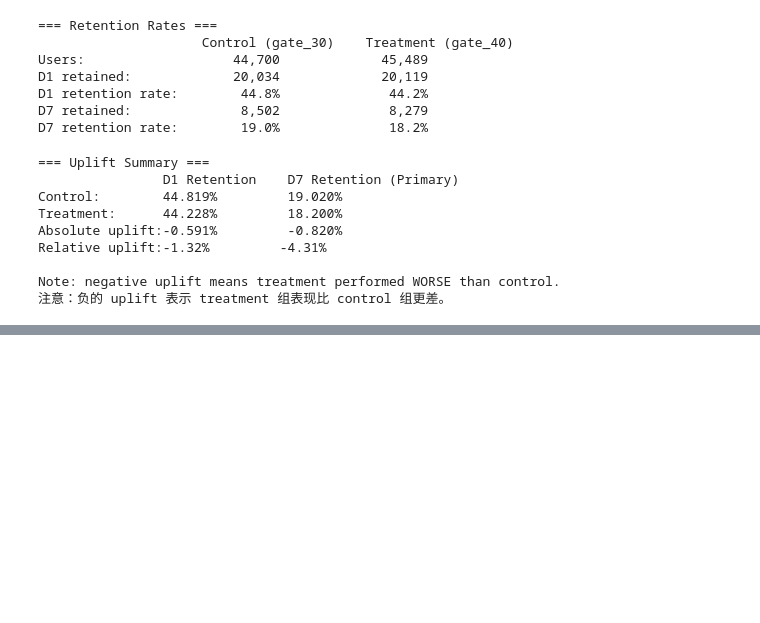
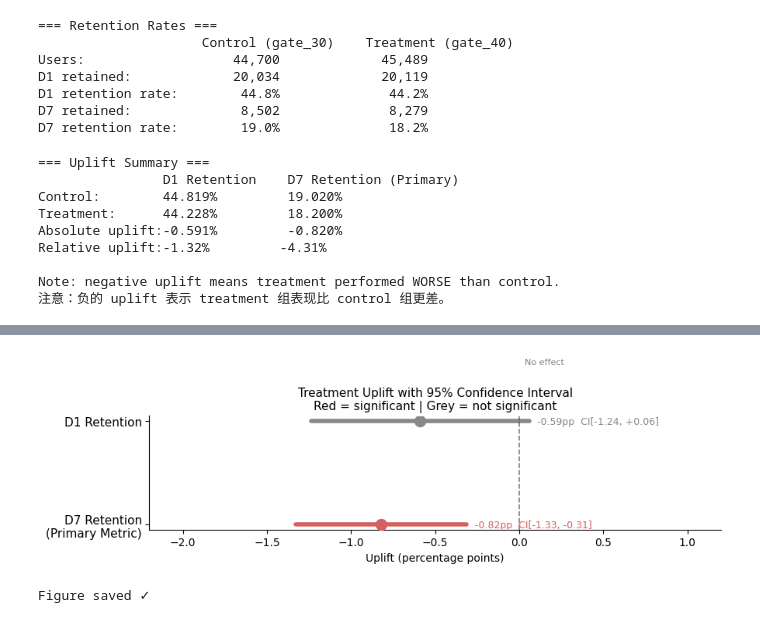
Before and after one commit to shuhan312/app-recommendation-ab-test-analytics, a Jupyter notebook: notebooks/03_ab_test_retention_analysis.ipynb, the cells around one changed output, grey strips where cells are left out. Drawn from its saved outputs; the diff is of its cells as text; code cells hidden in the pictures; blank space fills up the shorter version.

```diff
--- a/notebooks/03_ab_test_retention_analysis.ipynb
+++ b/notebooks/03_ab_test_retention_analysis.ipynb
@@ -116,0 +271,42 @@ Note: negative uplift means treatment performed WORSE than control.
+# %%
+# Chart 2: Uplift with 95% confidence interval
+# 图2：Uplift + 95% 置信区间
+# CI that does NOT cross 0 = statistically significant
+# 不跨过 0 的 CI = 统计显著；跨过 0 = 不显著
+
+fig, ax = plt.subplots(figsize=(9, 3.5))
+
+metrics = ['D1 Retention', 'D7 Retention\n(Primary Metric)']
+diffs   = [diff_d1 * 100, diff_d7 * 100]
+lowers  = [lo_d1   * 100, lo_d7   * 100]
+uppers  = [hi_d1   * 100, hi_d7   * 100]
+y_pos   = [1, 0]
+
+for y, diff, lo, hi, label in zip(y_pos, diffs, lowers, uppers, metrics):
+    # Red if CI is entirely below 0 (significantly worse)
+    # 红色 = CI 完全在 0 以下（显著更差）；灰色 = 不显著
+    color = '#D65F5F' if hi < 0 else '#888888'
+    ax.plot([lo, hi], [y, y], color=color, linewidth=4, solid_capstyle='round')
+    ax.scatter([diff], [y], color=color, s=100, zorder=5)
+    ax.text(hi + 0.05, y, f'{diff:+.2f}pp  CI[{lo:+.2f}, {hi:+.2f}]',
+            va='center', fontsize=9, color=color)
+
+# Zero line = 'no effect' reference
+# 0 基准线：CI 跨过这条线说明差异不显著
+ax.axvline(0, color='black', linewidth=1.2, linestyle='--', alpha=0.5)
+ax.text(0.03, 1.55, 'No effect', fontsize=8, color='gray')
+
+ax.set_yticks(y_pos)
+ax.set_yticklabels(metrics, fontsize=11)
+ax.set_xlabel('Uplift (percentage points)')
+ax.set_title('Treatment Uplift with 95% Confidence Interval\nRed = significant | Grey = not significant', fontsize=11)
+ax.spines[['top', 'right']].set_visible(False)
+ax.set_xlim(-2.2, 1.2)
+
+plt.tight_layout()
+plt.savefig('../outputs/figures/03_uplift_ci.png', dpi=150, bbox_inches='tight')
+plt.show()
+print('Figure saved ✓')
+# %% [output]
+[figure, added]
+Figure saved ✓
```
Also changed, not shown: parts of 11 cells of this notebook, 2 other files.
